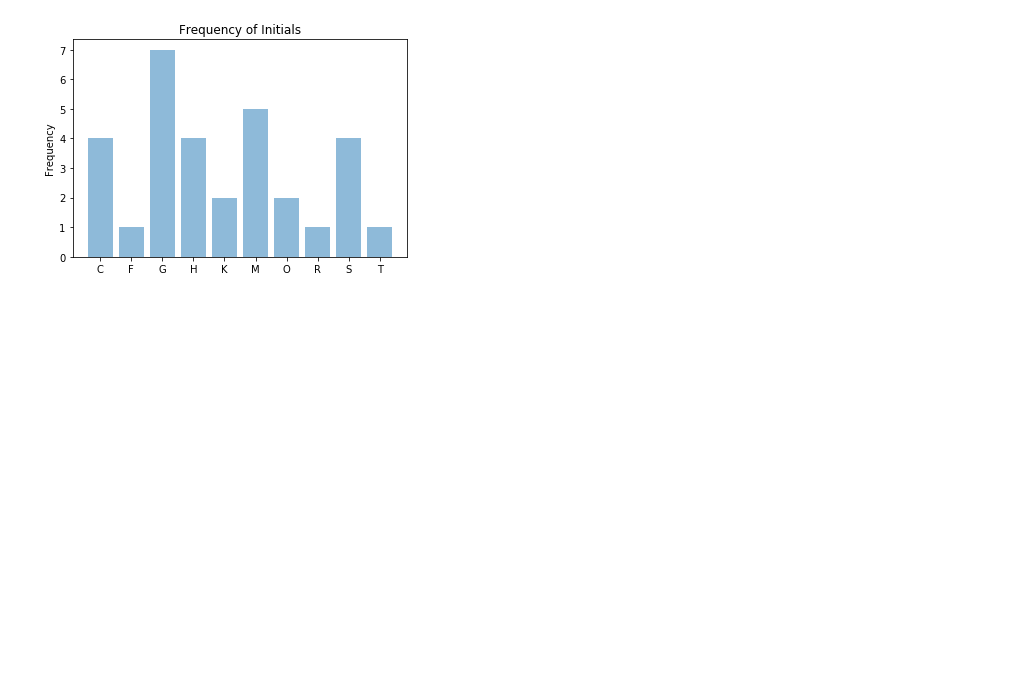
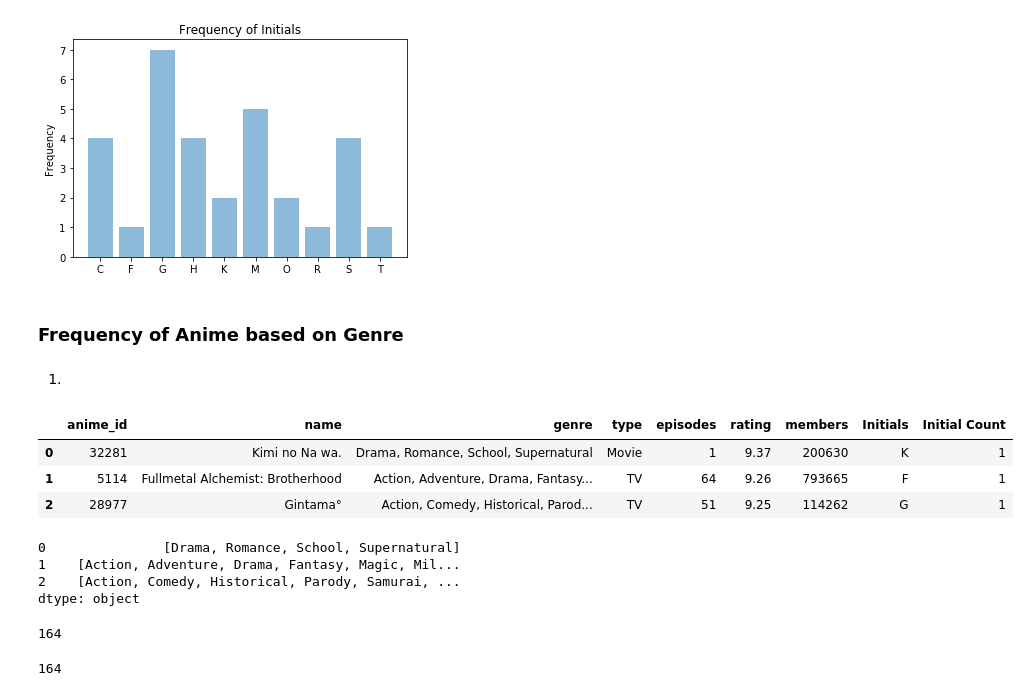
Before and after one commit to danpodgurschi/python_notebook, a Jupyter notebook: Python Notebook.ipynb, the cells around one changed output. Saved outputs shown, nothing was run; the diff lists cells and outputs as text; code cells hidden in the pictures; blank space fills up the shorter version.

```diff
--- a/Python Notebook.ipynb
+++ b/Python Notebook.ipynb
@@ -162,3 +159,23 @@ plt.ylabel('Frequency')
 plt.show()
 # %% [output]
 [figure]
+# %% [markdown]
+### Frequency of Anime based on Genre
+# %% [markdown]
+1.
+# %%
+anime_df.head(3)
+# %% [output]
+|  | anime_id | name | genre | type | episodes | rating | members | Initials | Initial Count |
+| 0 | 32281 | Kimi no Na wa. | Drama, Romance, School, Supernatural | Movie | 1 | 9.37 | 200630 | K | 1 |
+| 1 | 5114 | Fullmetal Alchemist: Brotherhood | Action, Adventure, Drama, Fantasy... | TV | 64 | 9.26 | 793665 | F | 1 |
+| 2 | 28977 | Gintama° | Action, Comedy, Historical, Parod... | TV | 51 | 9.25 | 114262 | G | 1 |
+# %%
+genre_list = anime_df.apply(lambda my_current_row: my_current_row['genre'].split(', '), axis=1)
+#type(genre_list) #genre_list is a list of lists
+genre_list.head(3)
+# %% [output]
+0               [Drama, Romance, School, Supernatural]
+1    [Action, Adventure, Drama, Fantasy, Magic, Mil...
+2    [Action, Comedy, Historical, Parody, Samurai, ...
+dtype: object
@@ -164,0 +187,11 @@ plt.show()
+# %%
+flattened_genre_list = [ g  for inner_list in genre_list   for g in inner_list ] #flattening a list of lists
+#flattened_genre_list[:10]
+len(flattened_genre_list)
+# %% [output]
+164
+# %%
+listof_1 = [1 for x in flattened_genre_list]
+#len(listof_1)
+# %% [output]
+164
```
Also changed, not shown: parts of 5 cells of this notebook.
